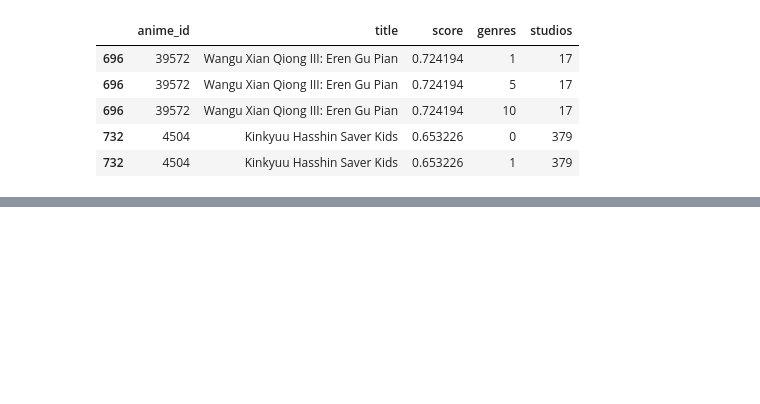
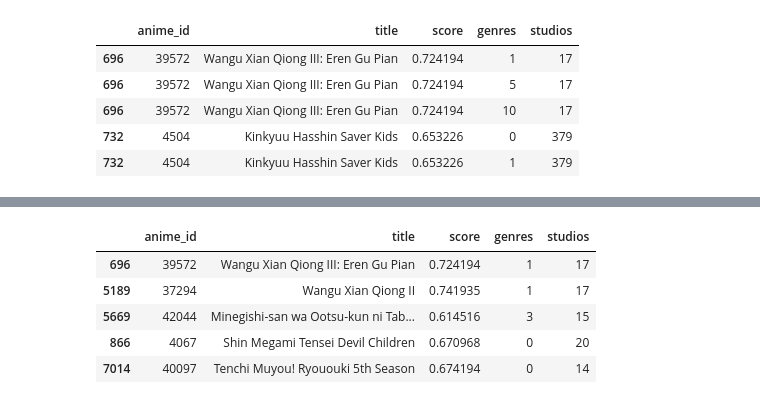
Before and after one commit to Phanuruj3146/AniMatch, a Jupyter notebook: kmeans.ipynb, the cells around one changed output, grey strips where cells are left out. Drawn from its saved outputs; the diff is of its cells as text; code cells hidden in the pictures; blank space fills up the shorter version.

```diff
--- a/kmeans.ipynb
+++ b/kmeans.ipynb
@@ -220,0 +171,7 @@ merged_df
+# %%
+anime_name = str(input("What's the aniname >"))
+if anime_name in df_with_id['title'].values:
+    row = df_with_id[df_with_id['title'] == anime_name].copy().drop_duplicates(subset='anime_id')
+
+
+row
@@ -220,0 +181,3 @@ merged_df
+# %%
+encoded = row[['score','genres','studios']].values
+print(encoded)
@@ -220,0 +219,16 @@ merged_df
+# %%
+top5_ids = []
+for item in filtered_top5:
+    top5_ids.append(item[0])
+
+final_df = df_with_id.loc[top5_ids].copy()
+final_df = final_df.drop_duplicates(subset='anime_id')
+
+final_df
+# %% [output]
+|  | anime_id | title | score | genres | studios |
+| 696 | 39572 | Wangu Xian Qiong III: Eren Gu Pian | 0.724194 | 1 | 17 |
+| 5189 | 37294 | Wangu Xian Qiong II | 0.741935 | 1 | 17 |
+| 5669 | 42044 | Minegishi-san wa Ootsu-kun ni Tab... | 0.614516 | 3 | 15 |
+| 866 | 4067 | Shin Megami Tensei Devil Children | 0.670968 | 0 | 20 |
+| 7014 | 40097 | Tenchi Muyou! Ryououki 5th Season | 0.674194 | 0 | 14 |
```
Also changed, not shown: parts of 9 cells of this notebook.
